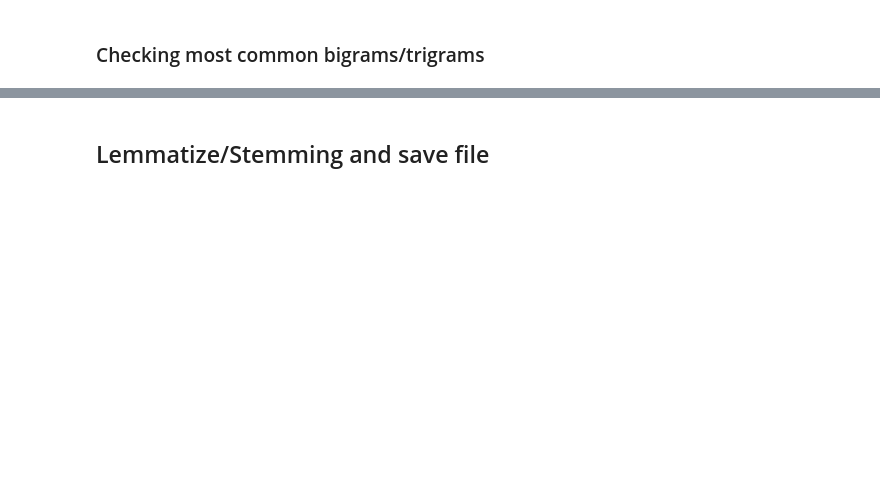
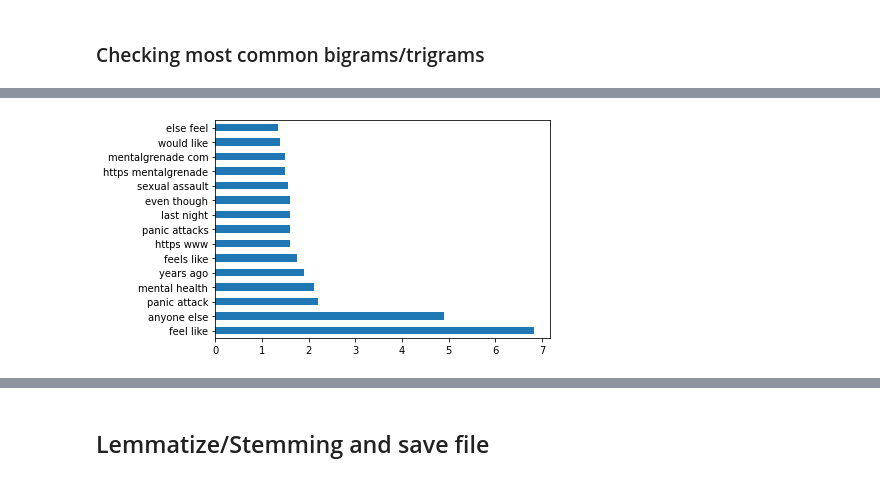
Before and after one commit to msamhz/GA-Lessons, a Jupyter notebook: project_3/Codes/EDA and Cleanup.ipynb, the cells around one changed output, grey strips where cells are left out. Saved outputs shown, nothing was run; the diff lists cells and outputs as text; code cells hidden in the pictures; blank space fills up the shorter version.

```diff
--- a/project_3/Codes/EDA and Cleanup.ipynb
+++ b/project_3/Codes/EDA and Cleanup.ipynb
@@ -577,0 +622,18 @@ Some of the unique words from r/Anxiety are panic, anxious, likely to be common
+# %%
+# instantiate column and target
+X_ptsd_bigram = df.loc[df['subreddit'] == 1, 'clean_text'][0:500]
+y_ptsd_bigram = df[df['subreddit'] == 1][0:500]
+
+# Instanstiate CountVectorizer()
+tvec = TfidfVectorizer(ngram_range=(2,2))
+
+tvec.fit(X_ptsd_bigram,y_ptsd_bigram)
+X_ptsd_bigram = tvec.transform(X_ptsd_bigram)
+
+# create dataframe for ptsd and ptsd
+X_ptsd_bigram_df = pd.DataFrame(X_ptsd_bigram.todense(),
+                          columns=tvec.get_feature_names_out())
+
+X_ptsd_bigram_df.sum().sort_values(ascending=False).head(15).plot(kind='barh');
+# %% [output]
+[figure, added]
```
Also changed, not shown: parts of 27 cells of this notebook, 1 other file.
